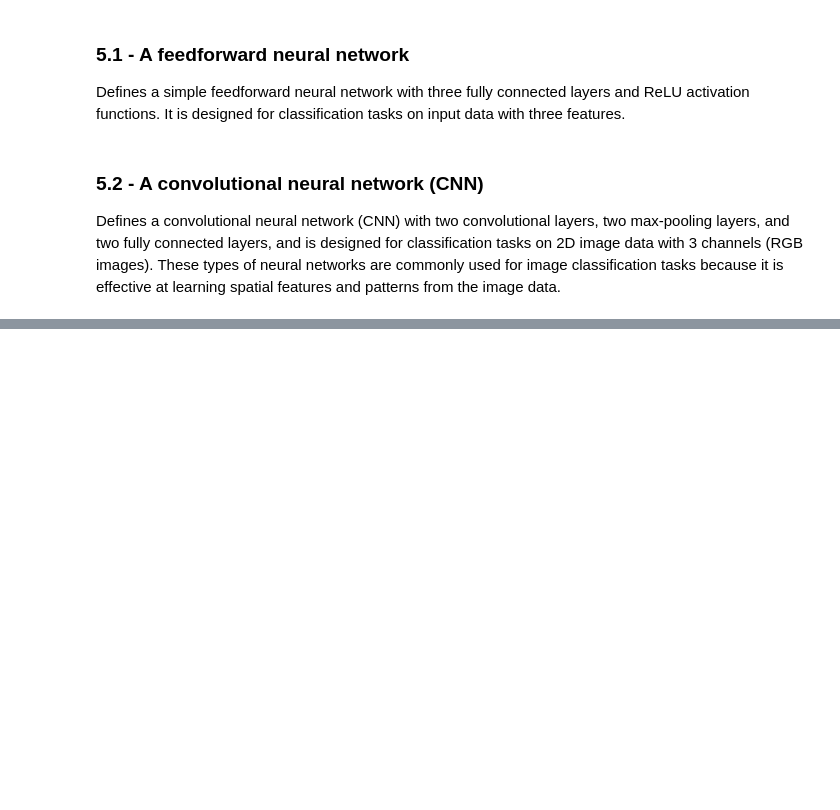
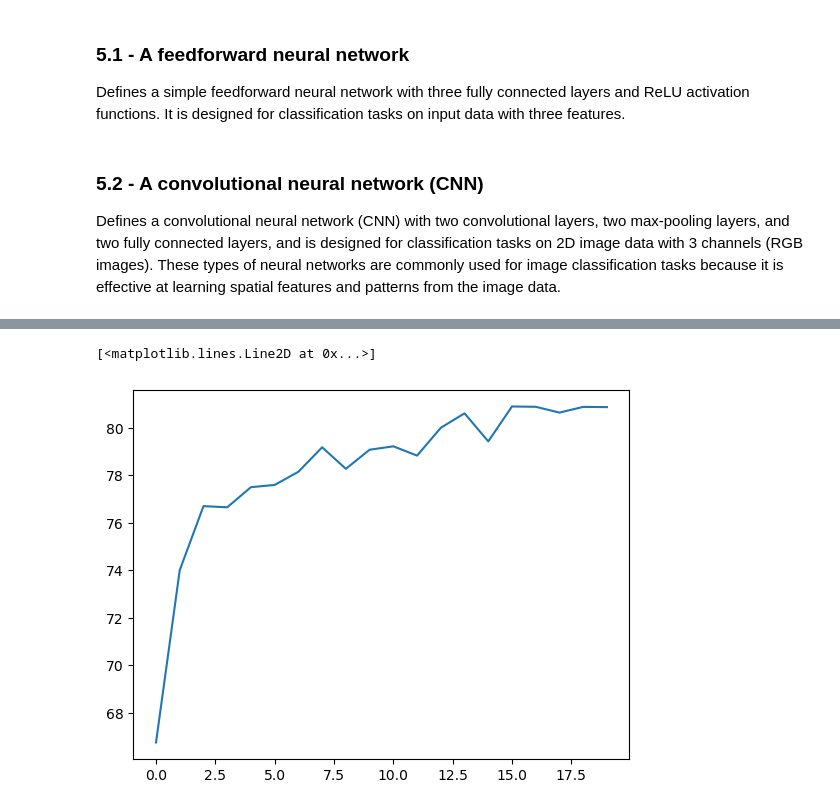
Before and after one commit to iRootTsar/Data-Augmentation-in-computer-vision, a Jupyter notebook: notebooks/Data Augmentation in computer vision.ipynb, the cells around one changed output, grey strips where cells are left out. Cells and saved outputs as stored; diff of their text form; code cells hidden in the pictures; blank space fills up the shorter version.

```diff
--- a/notebooks/Data Augmentation in computer vision.ipynb
+++ b/notebooks/Data Augmentation in computer vision.ipynb
@@ -139,34 +133,3 @@ class LinearModel(nn.Module):
 # %% [markdown]
 ### 5.2 - A convolutional neural network (CNN)
 Defines a convolutional neural network (CNN) with two convolutional layers, two max-pooling layers, and two fully connected layers, and is designed for classification tasks on 2D image data with 3 channels (RGB images). These types of neural networks are commonly used for image classification tasks because it is effective at learning spatial features and patterns from the image data.
-# %%
-class ConvModel(nn.Module):
-    def __init__(self):
-
-        super(ConvModel, self).__init__()
-        self.conv1 = nn.Conv2d(in_channels=3, out_channels=16, kernel_size=3, padding=0)
-        self.conv2 = nn.Conv2d(in_channels=16, out_channels=64, kernel_size=3, padding=0)
-
-        self.fc1 = nn.Linear(11*11*64, 128)
-        self.fc2 = nn.Linear(128,2)
-
-
-    def forward(self, x:Tensor):
-        x = self.conv1(x)
-        x = F.relu(x) #to activate function above
-
-        x = F.max_pool2d(x,2)
-
-        x = self.conv2(x)
-        x = F.relu(x)
-
-        x = F.max_pool2d(x,2)
-
-        x = torch.flatten(x, 1)
-
-        x = self.fc1(x)
-        x = F.relu(x)
-
-        x = self.fc2(x)
-
-        return x
@@ -172,0 +201,6 @@ class ConvModel(nn.Module):
+# %%
+from torchsummary import summary
+
+#Her måp det endres sidan den aksepterer ikek parametere gitt
+model = ConvModel(0).to(device)
+summary(model, (3, 50, 50))
@@ -172,0 +293,9 @@ class ConvModel(nn.Module):
+# %%
+model = ConvModel(dropout=0.5)
+criterion = nn.CrossEntropyLoss()
+optimizer = torch.optim.Adam(model.parameters())
+
+tabell = train(model, trainLoader, testLoader, optimizer, criterion, n_epochs=20)
+
+plt.plot(range(len(tabell)), tabell)
+# %% [output]
@@ -172,0 +319,2 @@ class ConvModel(nn.Module):
+[<matplotlib.lines.Line2D at 0x...>]
+[figure, added]
```
Also changed, not shown: parts of 7 cells of this notebook.
